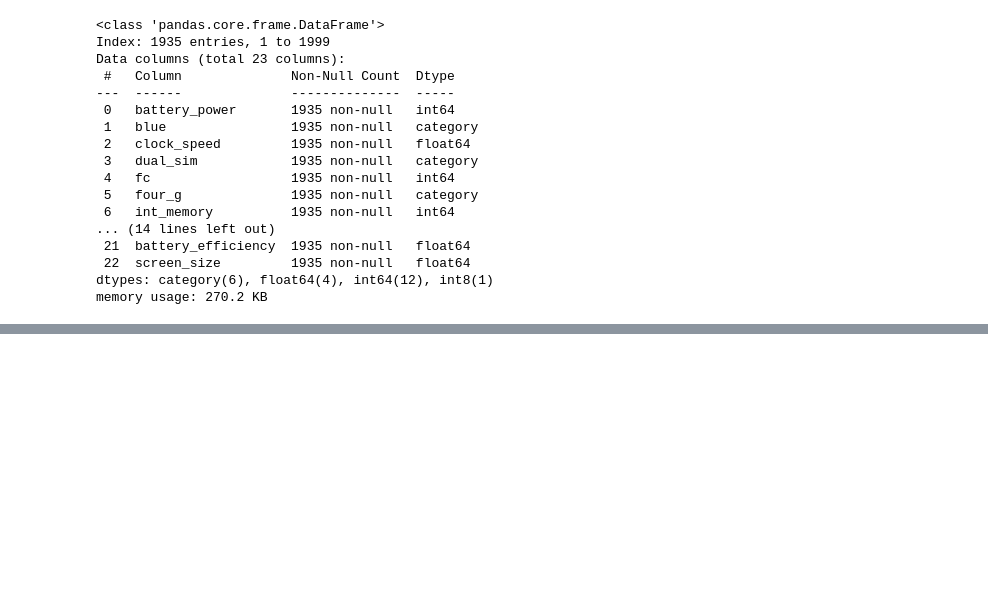
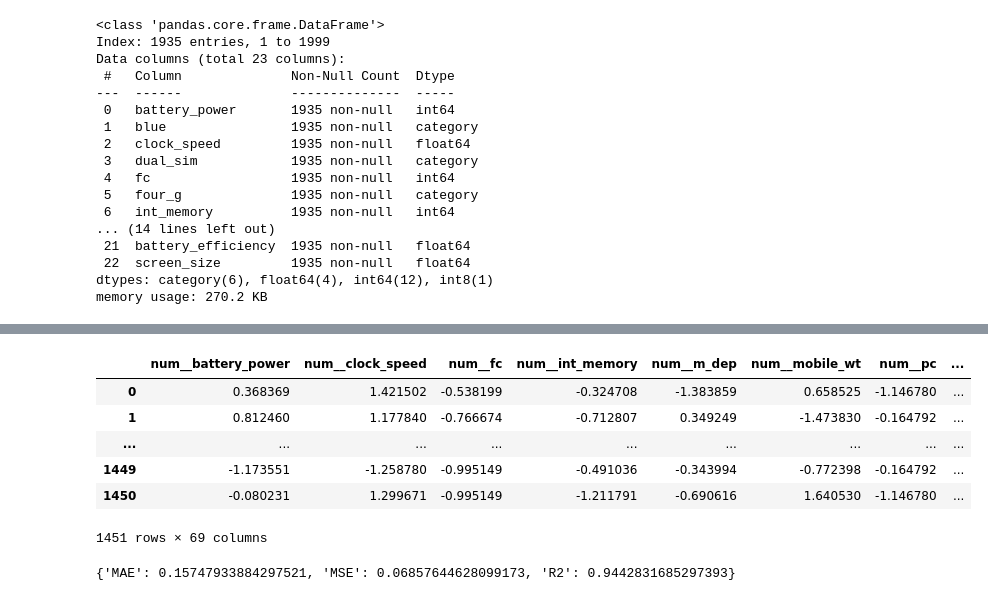
Before and after one commit to buttonCreator/IIS, a Jupyter notebook: research/research.ipynb, the cells around one changed output, grey strips where cells are left out. Saved outputs shown, nothing was run; the diff lists cells and outputs as text; code cells hidden in the pictures; blank space fills up the shorter version.

```diff
--- a/research/research.ipynb
+++ b/research/research.ipynb
@@ -556,0 +256,5 @@ Got error: Pipeline is not fitted yet.
+# %%
+pf_pipeline = Pipeline(steps=[
+    ('poly', pf),
+    ('scale', StandardScaler())
+])
@@ -556,0 +263,28 @@ Got error: Pipeline is not fitted yet.
+# %%
+preprocessor_sklearn = ColumnTransformer(
+    transformers=[
+        ('num', s_scaler, num_features),
+        ('cat', l_encoder, cat_features),
+        ('quantile', qt, num_features),
+        ('poly', pf_pipeline, ['ram', 'battery_power']),
+        ('spline', sp, ['ram'])
+    ],
+    remainder='drop',
+    )
+# %%
+X_train_fe_sklearn[['ram','battery_power']] = X_train_fe_sklearn[['ram','battery_power']].astype('float64')
+X_train_fe_sklearn[['ram','battery_power']] = X_train_fe_sklearn[['ram','battery_power']].astype('float64')
+# %%
+X_train_sklearn_raw = preprocessor_sklearn.fit_transform(X_train_fe_sklearn, y_train)
+X_train_fe_sklearn = pd.DataFrame(X_train_sklearn_raw, columns=preprocessor_sklearn.get_feature_names_out())
+# %%
+with pd.option_context('display.max_rows', 5, 'display.max_columns', None):
+    display (X_train_fe_sklearn)
+# %% [output]
+|  | num__battery_power | num__clock_speed | num__fc | num__int_memory | num__m_dep | num__mobile_wt | num__pc | ... |
+| 0 | 0.368369 | 1.421502 | -0.538199 | -0.324708 | -1.383859 | 0.658525 | -1.146780 | ... |
+| 1 | 0.812460 | 1.177840 | -0.766674 | -0.712807 | 0.349249 | -1.473830 | -0.164792 | ... |
+| ... | ... | ... | ... | ... | ... | ... | ... | ... |
+| 1449 | -1.173551 | -1.258780 | -0.995149 | -0.491036 | -0.343994 | -0.772398 | -0.164792 | ... |
+| 1450 | -0.080231 | 1.299671 | -0.995149 | -1.211791 | -0.690616 | 1.640530 | -1.146780 | ... |
+1451 rows × 69 columns
@@ -556,0 +298,10 @@ Got error: Pipeline is not fitted yet.
+# %%
+predictions = model_sklearn.predict(X_test)
+metrics = {}
+metrics["MAE"] = mean_absolute_error(y_test, predictions)
+metrics["MSE"] = mean_squared_error(y_test, predictions)
+metrics["R2"] = r2_score(y_test, predictions)
+
+print(metrics)
+# %% [output]
+{'MAE': 0.15747933884297521, 'MSE': 0.06857644628099173, 'R2': 0.9442831685297393}
```
Also changed, not shown: parts of 74 cells of this notebook, 7 other files.
